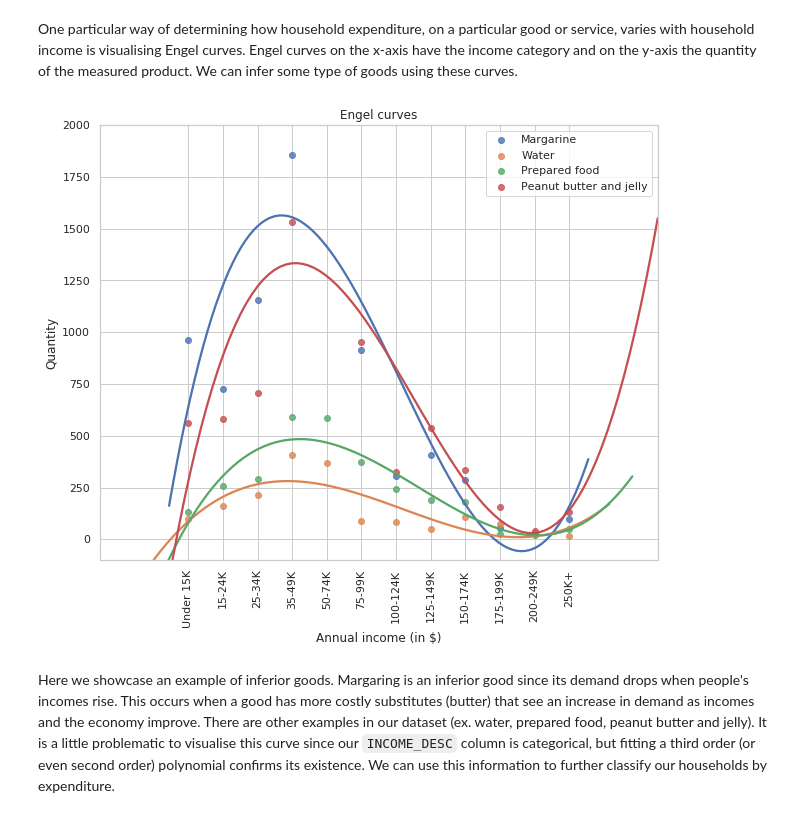
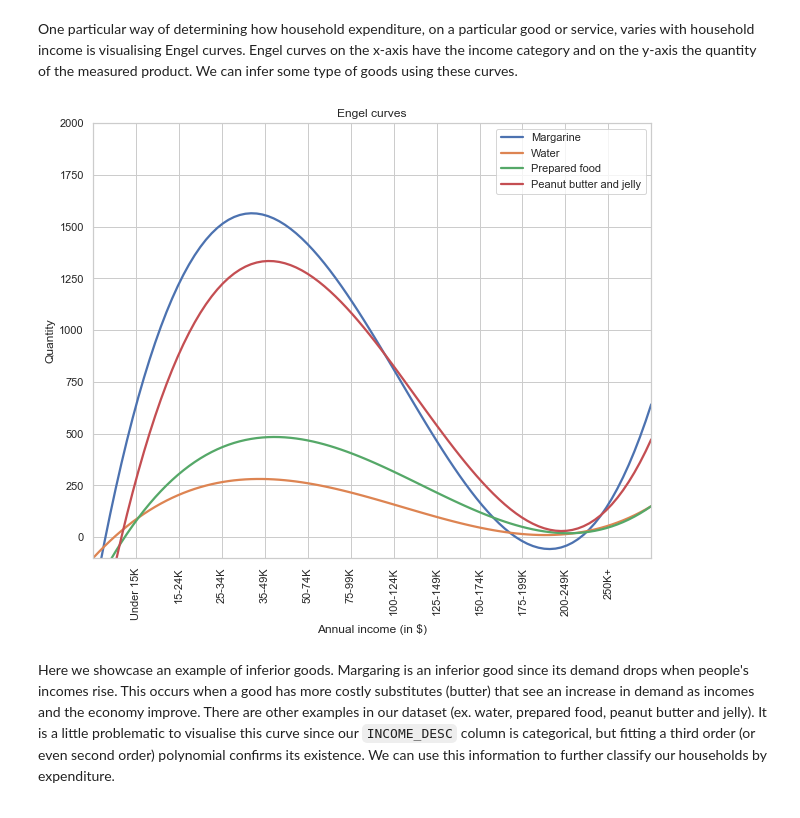
Before and after one commit to BoschSamuel/ADA_Project_2019, a Jupyter notebook: RQ7_mladen.ipynb, the cells around one changed output. Cells and saved outputs as stored; diff of their text form; code cells hidden in the pictures.

Commit message:
Products

```diff
--- a/RQ7_mladen.ipynb
+++ b/RQ7_mladen.ipynb
@@ -467,4 +508,8 @@ Columns with missing values in products dataset: False
 # %% [markdown]
 We join the household transactions dataset with the products dataset using the `PRODUCT_ID` column.
 # %%
-df_transactions_products = df_households_transactions[['PRODUCT_ID', 'QUANTITY', 'INCOME_DESC']].join(df_product[['COMMODITY_DESC']], on='PRODUCT_ID')
+df_transactions_products = \
+    df_households_transactions[['PRODUCT_ID', 'QUANTITY', 'CUSTOMER_PAID', 'INCOME_DESC']] \
+    .join(df_product[['COMMODITY_DESC', 'SUB_COMMODITY_DESC']], on='PRODUCT_ID')
+
+df_transactions_products.head()
@@ -517,26 +653,33 @@ SankeyWidget(layout=Layout(height='3000', width='1600'), links=[{'source': 'Expe
 #### Engel curves
 # %% [markdown]
 One particular way of determining how household expenditure, on a particular good or service, varies with household income is visualising Engel curves. Engel curves on the x-axis have the income category and on the y-axis the quantity of the measured product. We can infer some type of goods using these curves.
+# %%
+df = df_transactions_products \
+    .groupby(['INCOME_DESC', 'COMMODITY_DESC'], observed=True)['QUANTITY'] \
+    .sum() \
+    .dropna() \
+    .reset_index()
 # %%
 fig, ax = plt.subplots(figsize=(10, 8))
 
 x = np.arange(len(income_desc_categories))
+ax.set_xlim(left=-1, right=12)
+ax.set_ylim(bottom=-100, top=2000)
 
-sns.regplot(x=x, y='QUANTITY', data=df.query('COMMODITY_DESC == "MARGARINES"'), order=3, ci=None, ax=ax, label='Margarine')
-sns.regplot(x=x, y='QUANTITY', data=df.query('COMMODITY_DESC == "WATER"'), order=3, ci=None, ax=ax, label='Water')
-sns.regplot(x=x, y='QUANTITY', data=df.query('COMMODITY_DESC == "PREPARED FOOD"'), order=3, ci=None, ax=ax, label='Prepared food')
-sns.regplot(x=x, y='QUANTITY', data=df.query('COMMODITY_DESC == "PNT BTR/JELLY/JAMS"'), order=3, ci=None, ax=ax, label='Peanut butter and jelly')
-ax.set_ylim(bottom=-100, top=2000)
+sns.regplot(x=x, y='QUANTITY', data=df.query('COMMODITY_DESC == "MARGARINES"'), order=3, scatter=False, ci=None, ax=ax, label='Margarine')
+sns.regplot(x=x, y='QUANTITY', data=df.query('COMMODITY_DESC == "WATER"'), order=3, scatter=False, ci=None, ax=ax, label='Water')
+sns.regplot(x=x, y='QUANTITY', data=df.query('COMMODITY_DESC == "PREPARED FOOD"'), order=3, scatter=False, ci=None, ax=ax, label='Prepared food')
+sns.regplot(x=x, y='QUANTITY', data=df.query('COMMODITY_DESC == "PNT BTR/JELLY/JAMS"'), order=3, scatter=False, ci=None, ax=ax, label='Peanut butter and jelly')
 ax.set_xticks(x)
 ax.set_xticklabels(income_desc_categories, rotation='vertical')
 ax.set_title('Engel curves')
 ax.set_xlabel('Annual income (in $)')
 ax.set_ylabel('Quantity')
 
 plt.legend()
 plt.show()
 # %% [output]
-[figure, old version]
+[figure, new version]
 # %% [markdown]
 Here we showcase an example of inferior goods. Margaring is an inferior good since its demand drops when people's incomes rise. This occurs when a good has more costly substitutes (butter) that see an increase in demand as incomes and the economy improve. There are other examples in our dataset (ex. water, prepared food, peanut butter and jelly). It is a little problematic to visualise this curve since our `INCOME_DESC` column is categorical, but fitting a third order (or even second order) polynomial confirms its existence. We can use this information to further classify our households by expenditure.
 # %% [markdown]
```
Also changed, not shown: parts of 37 cells of this notebook.
